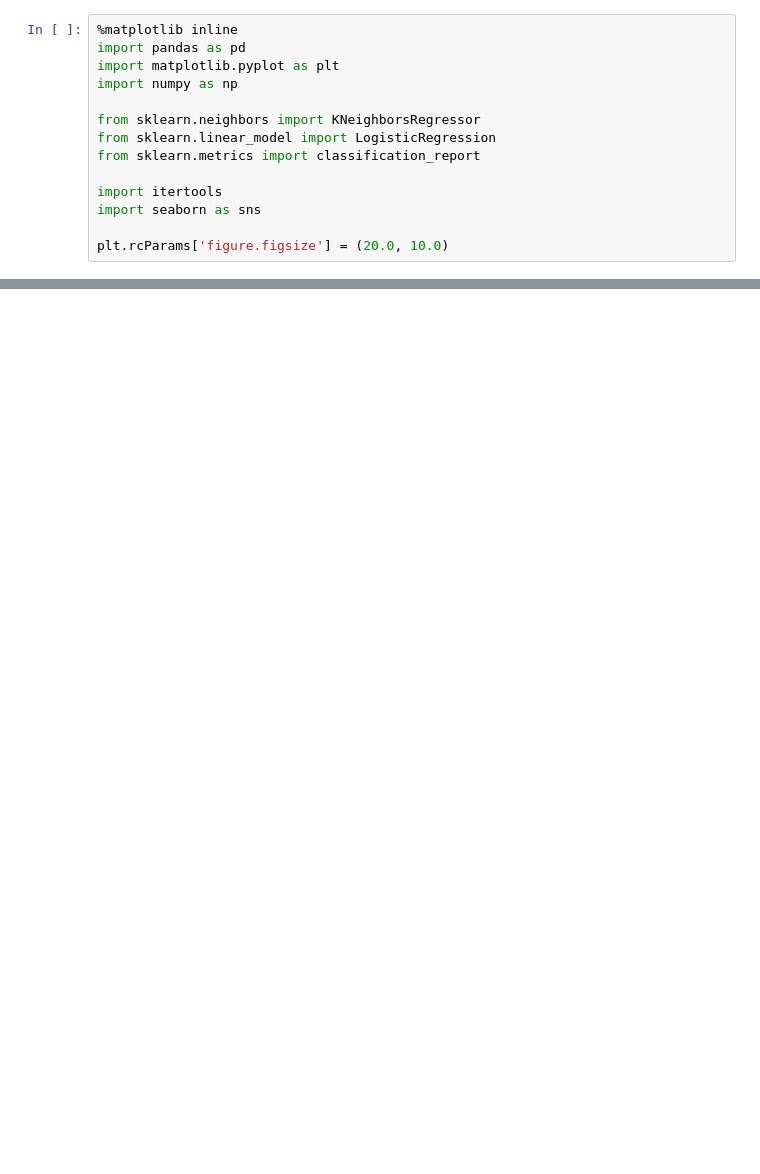
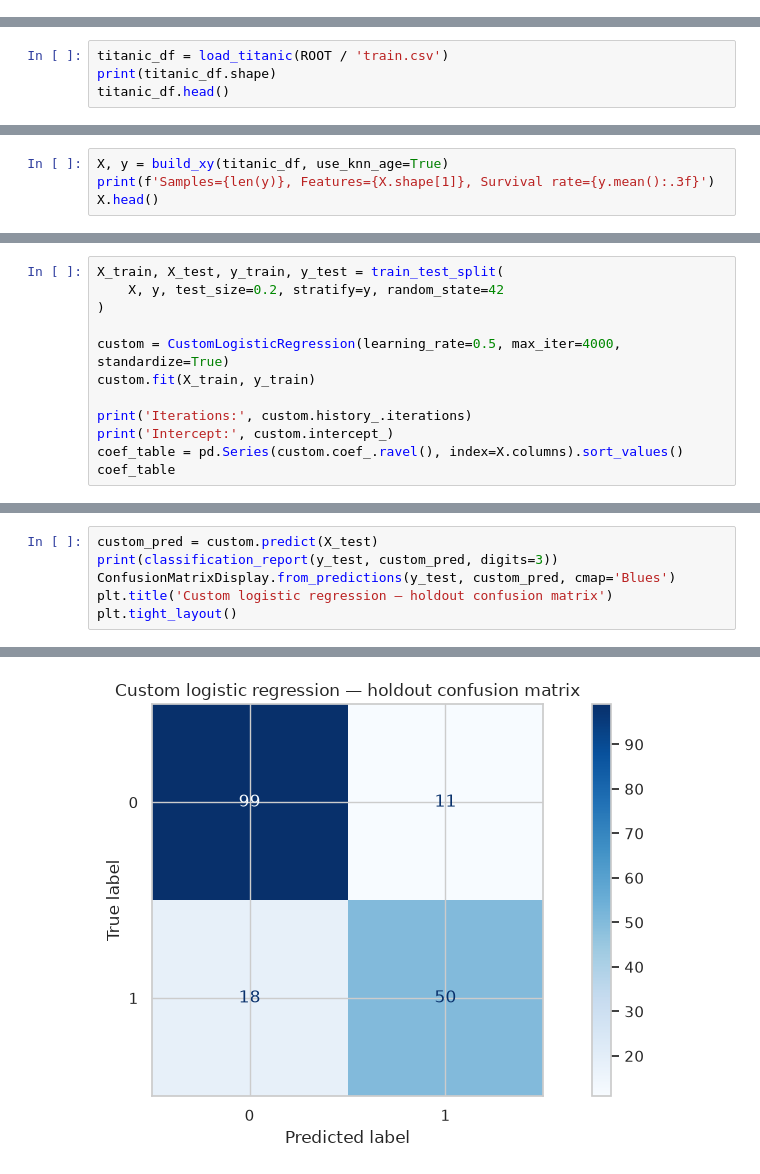
Before and after one commit to juandapradam12/TitanicSurvivalPredictor, a Jupyter notebook: TitanicSurvivalPredictor.ipynb, the cells around one changed output, grey strips where cells are left out. Drawn from its saved outputs; the diff is of its cells as text; blank space fills up the shorter version.

```diff
--- a/TitanicSurvivalPredictor.ipynb
+++ b/TitanicSurvivalPredictor.ipynb
@@ -17,14 +0,0 @@ where $$\sigma_i(y_i \cdot w) = \frac{e^{y_iX_i^Tw}}{1+e^{y_ix_i^Tw}}$$
-# %%
-%matplotlib inline
-import pandas as pd
-import matplotlib.pyplot as plt
-import numpy as np
-
-from sklearn.neighbors import KNeighborsRegressor
-from sklearn.linear_model import LogisticRegression
-from sklearn.metrics import classification_report
-
-import itertools
-import seaborn as sns
-
-plt.rcParams['figure.figsize'] = (20.0, 10.0)
@@ -427,0 +47,4 @@ weighted avg       0.76      0.74      0.71       889
+# %%
+titanic_df = load_titanic(ROOT / 'train.csv')
+print(titanic_df.shape)
+titanic_df.head()
@@ -427,0 +110,4 @@ weighted avg       0.76      0.74      0.71       889
+# %%
+X, y = build_xy(titanic_df, use_knn_age=True)
+print(f'Samples={len(y)}, Features={X.shape[1]}, Survival rate={y.mean():.3f}')
+X.head()
@@ -427,0 +126,12 @@ weighted avg       0.76      0.74      0.71       889
+# %%
+X_train, X_test, y_train, y_test = train_test_split(
+    X, y, test_size=0.2, stratify=y, random_state=42
+)
+
+custom = CustomLogisticRegression(learning_rate=0.5, max_iter=4000, standardize=True)
+custom.fit(X_train, y_train)
+
+print('Iterations:', custom.history_.iterations)
+print('Intercept:', custom.intercept_)
+coef_table = pd.Series(custom.coef_.ravel(), index=X.columns).sort_values()
+coef_table
@@ -427,0 +157,7 @@ weighted avg       0.76      0.74      0.71       889
+# %%
+custom_pred = custom.predict(X_test)
+print(classification_report(y_test, custom_pred, digits=3))
+ConfusionMatrixDisplay.from_predictions(y_test, custom_pred, cmap='Blues')
+plt.title('Custom logistic regression — holdout confusion matrix')
+plt.tight_layout()
+# %% [output]
@@ -427,0 +172 @@ weighted avg       0.76      0.74      0.71       889
+[figure, added]
```
Also changed, not shown: parts of 66 cells of this notebook, 17 other files.
